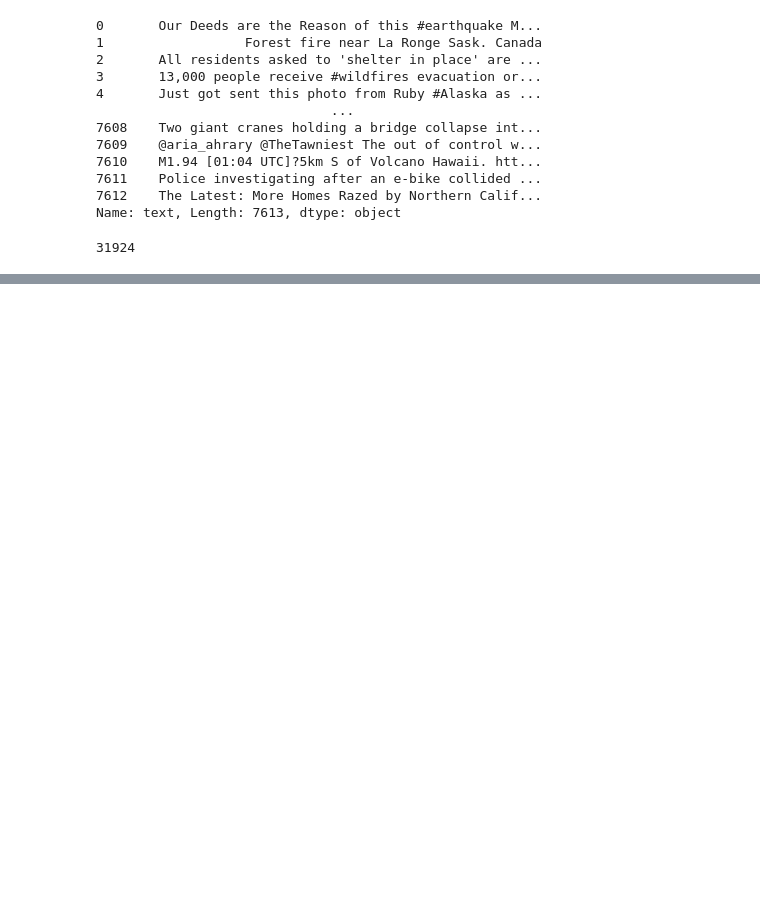
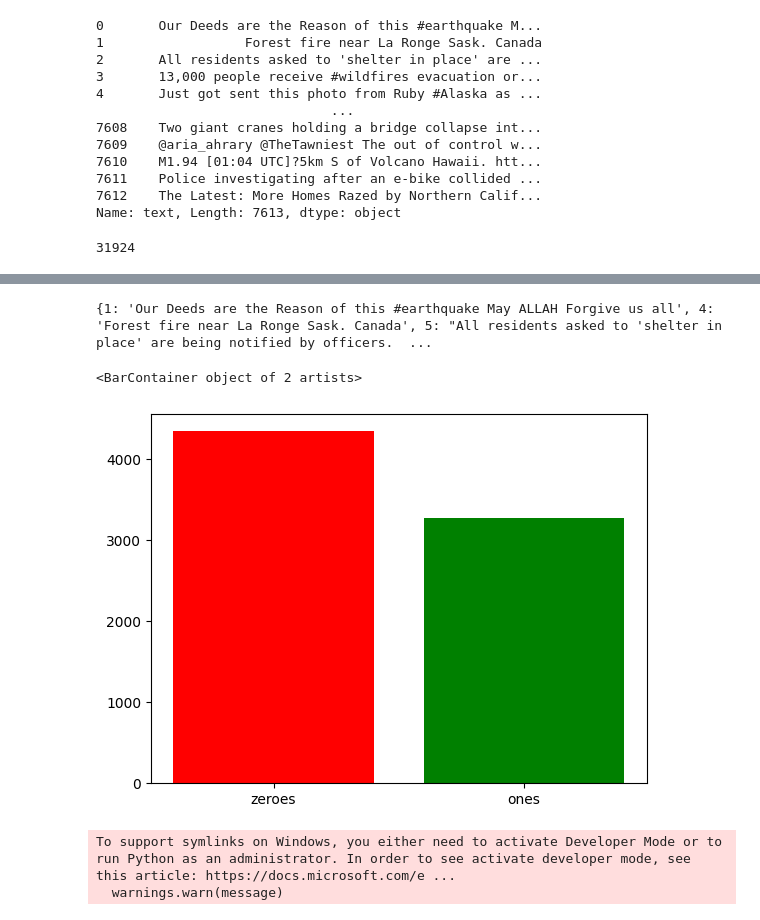
Before and after one commit to Adi-repo/Natural-Language-Processing, a Jupyter notebook: NLP.ipynb, the cells around one changed output, grey strips where cells are left out. Drawn from its saved outputs; the diff is of its cells as text; code cells hidden in the pictures; blank space fills up the shorter version.

```diff
--- a/NLP.ipynb
+++ b/NLP.ipynb
@@ -65,3 +65,8 @@ tokens = tokenize_words(word_dict)
 from transformers import BertTokenizerFast
 from transformers import BertForSequenceClassification
 from transformers import Trainer, TrainingArguments
+# %%
+import pandas as pd
+train = pd.read_csv('dataset/train.csv')
+test = pd.read_csv('dataset/test.csv')
+submission = pd.read_csv('dataset/sample_submission.csv')
@@ -67,0 +89,29 @@ from transformers import Trainer, TrainingArguments
+# %%
+dict = create_dict(train)
+#print(dict)
+# %% [output]
+{1: 'Our Deeds are the Reason of this #earthquake May ALLAH Forgive us all', 4: 'Forest fire near La Ronge Sask. Canada', 5: "All residents asked to 'shelter in place' are being notified by officers.  ...
+# %%
+train.drop(['id','keyword', 'location'], axis=1, inplace=True)
+test.drop(['id', 'keyword', 'location'], axis=1, inplace=True)
+# %%
+# how to find number of zeroes and ones in the target column
+def count_zeroes_ones(target):
+    zeroes = 0
+    ones = 0
+    for i in range(len(target)):
+        if target[i] == 0:
+            zeroes += 1
+        else:
+            ones += 1
+    return zeroes, ones
+# %%
+zeroes, ones = count_zeroes_ones(train['target'])
+# %%
+#plot a bar graph to show the distribution of the target column
+import matplotlib.pyplot as plt
+# change color of the bars
+plt.bar(['zeroes', 'ones'], [zeroes, ones], color=['red', 'green'])
+# %% [output]
+<BarContainer object of 2 artists>
+[figure, added]
@@ -67,0 +121,5 @@ from transformers import Trainer, TrainingArguments
+# %%
+tokenizer = BertTokenizerFast.from_pretrained('bert-base-uncased')
+# %% [output]
+To support symlinks on Windows, you either need to activate Developer Mode or to run Python as an administrator. In order to see activate developer mode, see this article: https://docs.microsoft.com/e ...
+  warnings.warn(message)
```
Also changed, not shown: parts of 7 cells of this notebook.
